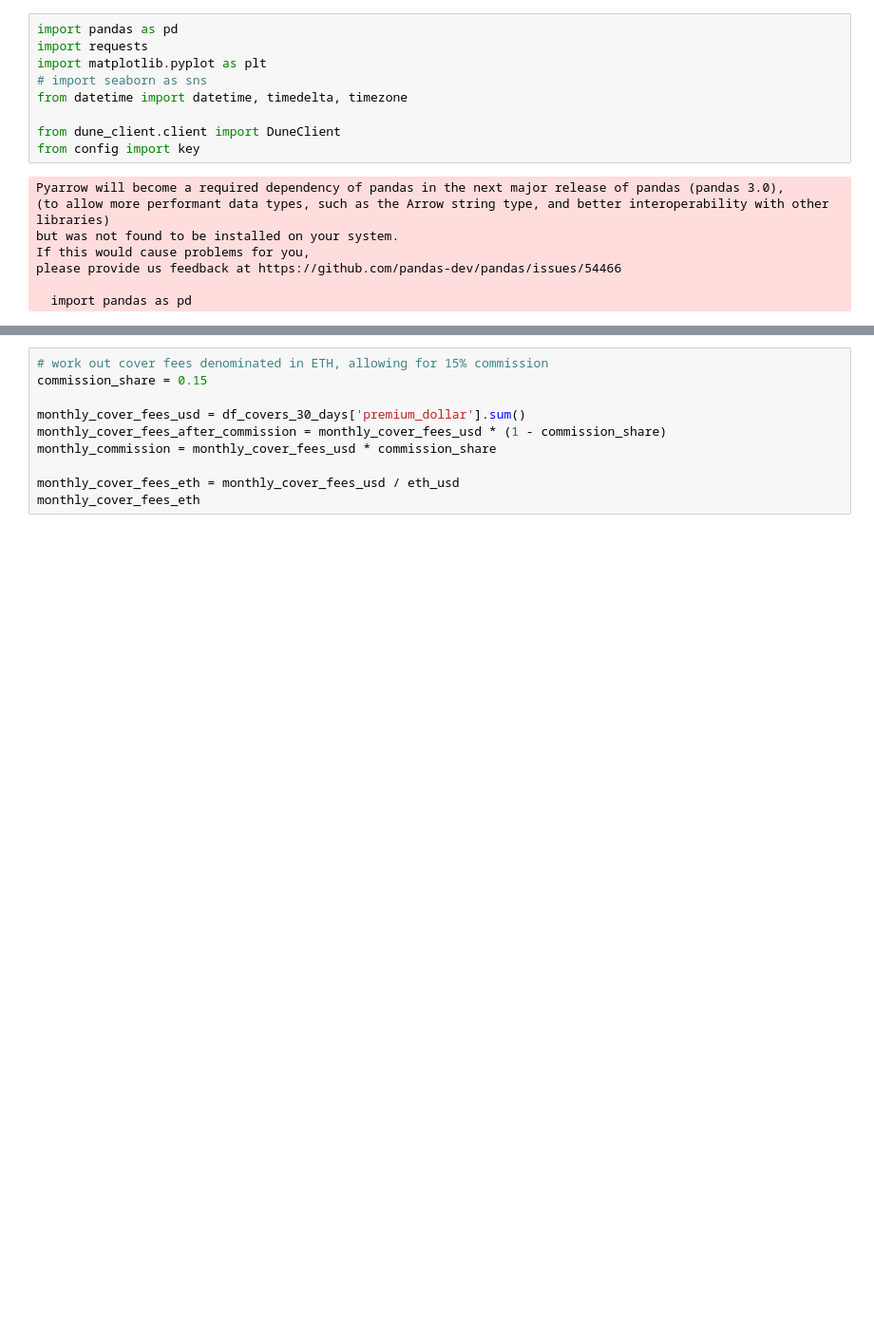
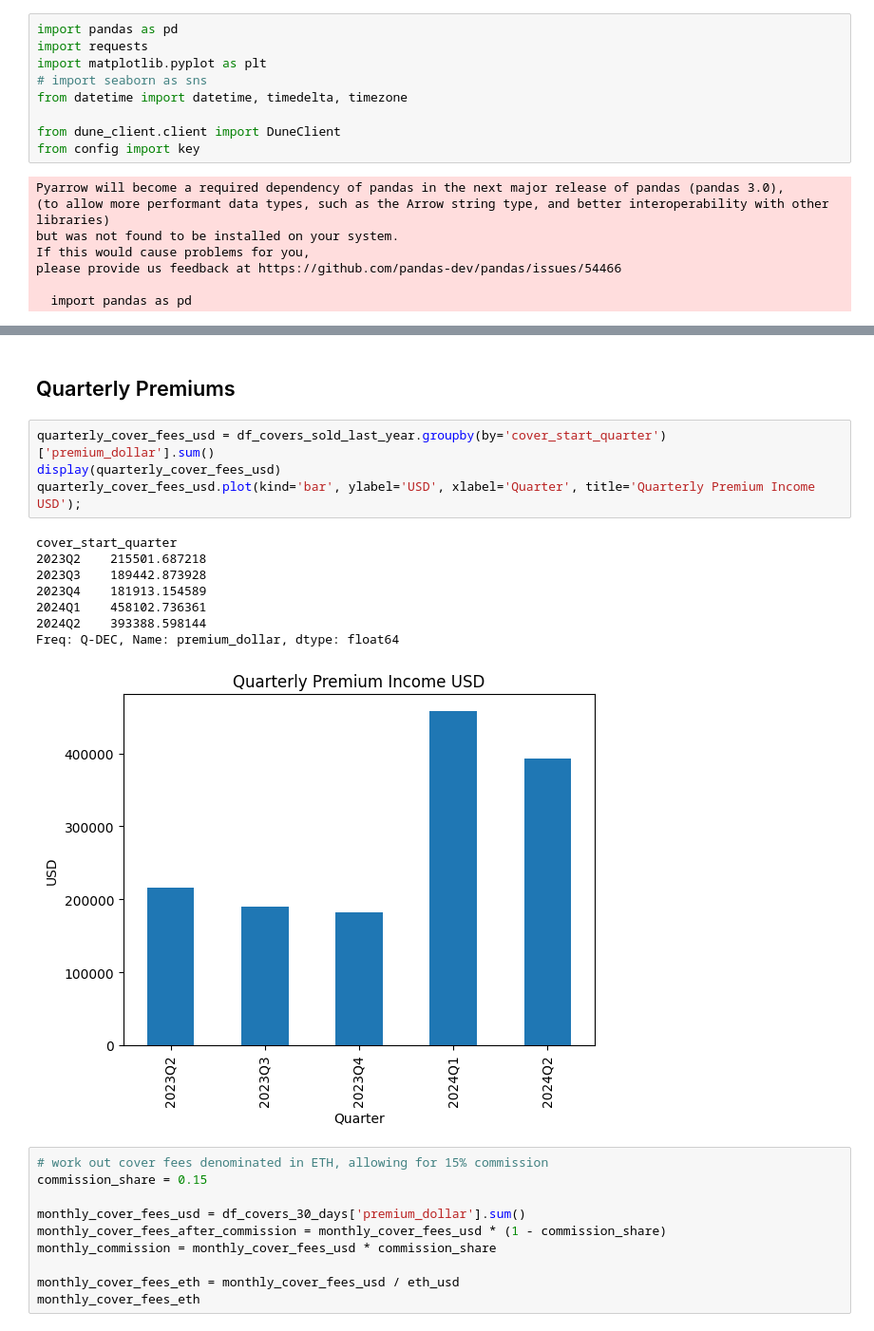
Before and after one commit to rmelbardis/InvestmentMonitoring, a Jupyter notebook: GrowthMonitoring.ipynb, the cells around one changed output, grey strips where cells are left out. Shown: that part at 95% size. Cells and saved outputs as stored; diff of their text form; blank space fills up the shorter version.

```diff
--- a/GrowthMonitoring.ipynb
+++ b/GrowthMonitoring.ipynb
@@ -111,3 +105,18 @@ Name: premium_native, Length: 116, dtype: float64
+# %% [markdown]
+## Quarterly Premiums
+# %%
+quarterly_cover_fees_usd = df_covers_sold_last_year.groupby(by='cover_start_quarter')['premium_dollar'].sum()
+display(quarterly_cover_fees_usd)
+quarterly_cover_fees_usd.plot(kind='bar', ylabel='USD', xlabel='Quarter', title='Quarterly Premium Income USD');
+# %% [output]
+cover_start_quarter
+2023Q2    215501.687218
+2023Q3    189442.873928
+2023Q4    181913.154589
+2024Q1    458102.736361
+2024Q2    393388.598144
+Freq: Q-DEC, Name: premium_dollar, dtype: float64
+[figure, added]
 # %%
 # work out cover fees denominated in ETH, allowing for 15% commission
 commission_share = 0.15
```
Also changed, not shown: parts of 16 cells of this notebook.
